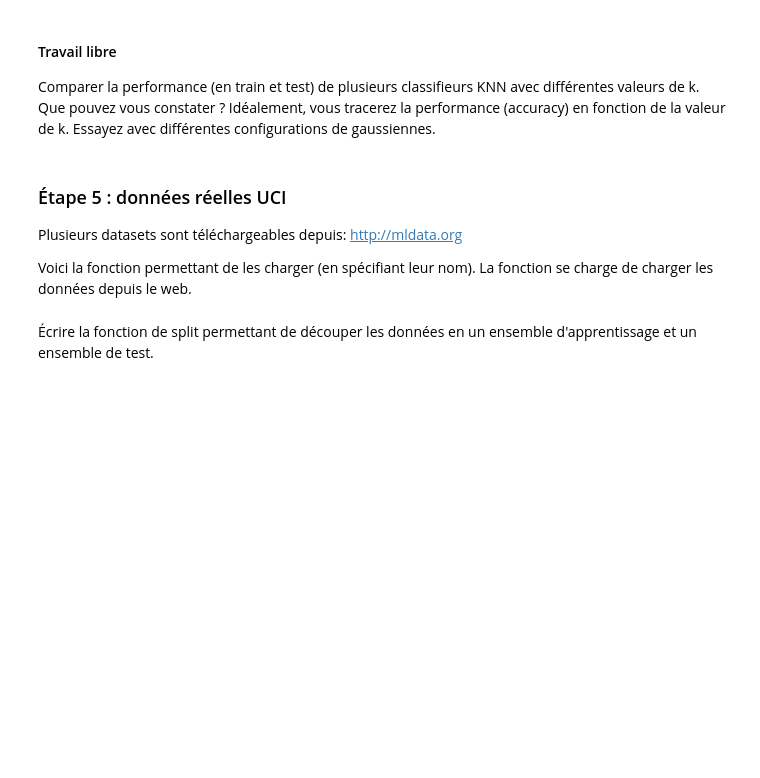
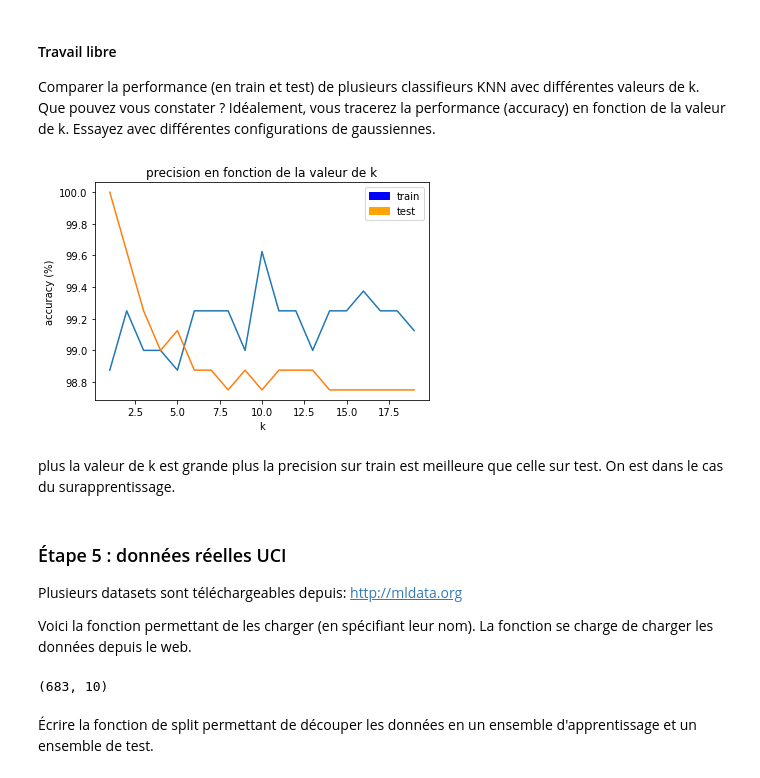
Before and after one commit to exRivalis/3i026, a Jupyter notebook: tp2.ipynb, the cells around one changed output. Drawn from its saved outputs; the diff is of its cells as text; code cells hidden in the pictures; blank space fills up the shorter version.

```diff
--- a/tp2.ipynb
+++ b/tp2.ipynb
@@ -272,3 +311,31 @@ Essayez avec différentes configurations de gaussiennes.
+# %%
+size = 400 #nombre de points
+
+#generation de gaussiennes pour comparaison
+test_gauss = np.random.multivariate_normal([1, 1], [[0.5, 1], [1, 0.5]], size)
+train_gauss = np.random.multivariate_normal([1, 1], [[0.5, 1], [1, 0.5]], size)
+
+test_gauss_bis = np.random.multivariate_normal([-2, -1.4], [[0.25, 0.1], [0.1, 0.25]], size)
+train_gauss_bis = np.random.multivariate_normal([-2, -1.4], [[0.25, 0.1], [0.1, 0.25]], size)
+
+test_dataset = LabeledSet(2)
+train_dataset = LabeledSet(2)
+
+#remplissage des dataset
+for i in range(len(test_gauss)):
+    #remplissage donnees test
+    test_dataset.addExample(test_gauss[i], +1)
+    test_dataset.addExample(test_gauss_bis[i], -1)
+    #remplissage donnees train
+    train_dataset.addExample(train_gauss[i], +1)
+    train_dataset.addExample(train_gauss_bis[i], -1)
+
+#test knn sur plusieures valeurs de k
+test_knn(train_dataset, test_dataset, 20)
+# %% [output]
+[figure, added]
+# %% [markdown]
+plus la valeur de k est grande plus la precision sur train est meilleure que celle sur test. On est dans le cas du surapprentissage.
 # %% [markdown]
 ### Étape 5 : données réelles UCI
 
@@ -290,5 +357,7 @@ def loadFile(name):
     return data
 data = loadFile('breast-cancer_scale')
 #Les donnees sont dans data.data et data.target
+# %% [output]
+(683, 10)
 # %% [markdown]
 Écrire la fonction de split permettant de découper les données en un ensemble d'apprentissage et un ensemble de test.
```
Also changed, not shown: parts of 14 cells of this notebook, 2 other files.
